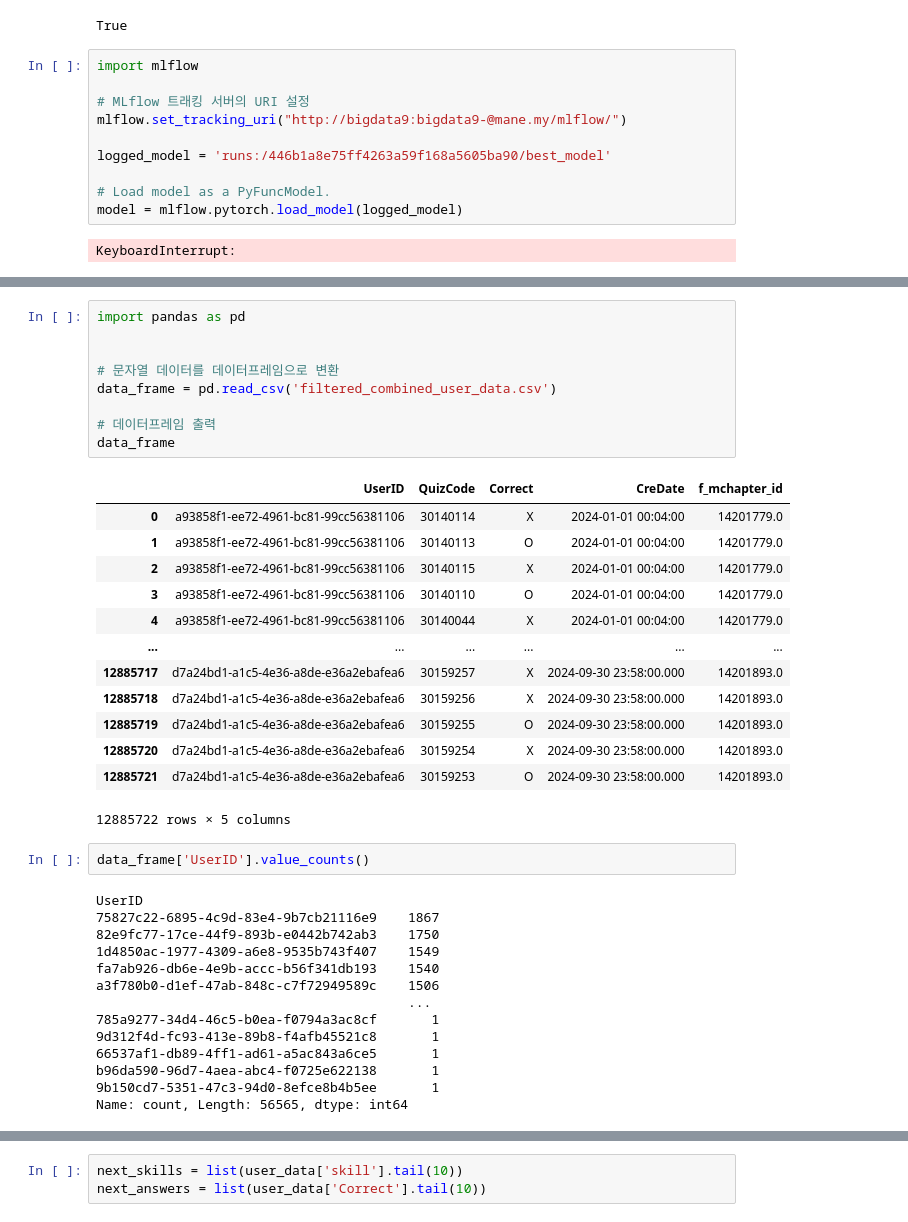
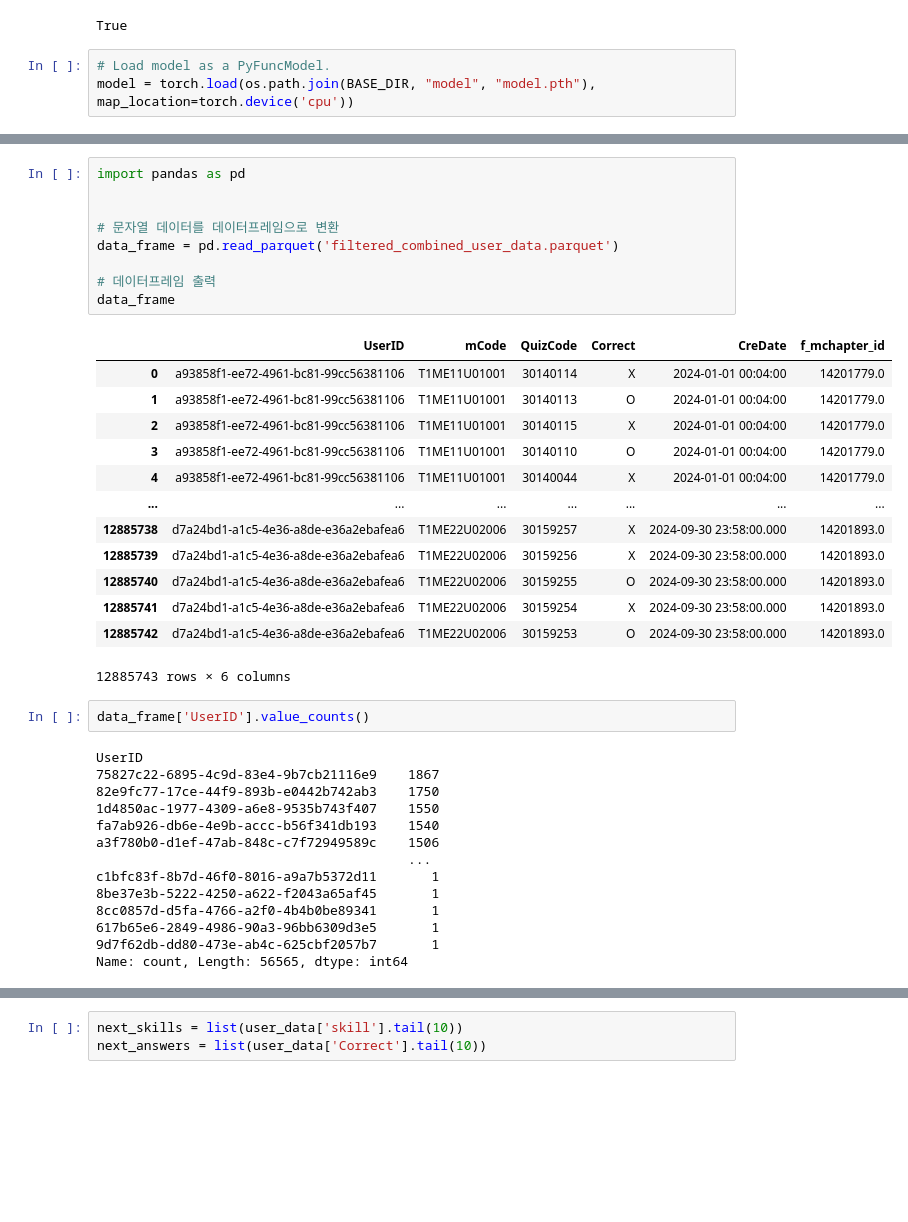
Before and after one commit to online5880/ai-report, a Jupyter notebook: ML/GKT_API/app/test.ipynb, the cells around one changed output, grey strips where cells are left out. Cells and saved outputs as stored; diff of their text form; blank space fills up the shorter version.

```diff
--- a/ML/GKT_API/app/test.ipynb
+++ b/ML/GKT_API/app/test.ipynb
@@ -10,18 +10,9 @@ import torch
 load_dotenv('.env')
 # %% [output]
 True
-# %%
-import mlflow
-
-# MLflow 트래킹 서버의 URI 설정
-mlflow.set_tracking_uri("http://bigdata9:bigdata9-@mane.my/mlflow/")
-
-logged_model = 'runs:/446b1a8e75ff4263a59f168a5605ba90/best_model'
-
-# Load model as a PyFuncModel.
-model = mlflow.pytorch.load_model(logged_model)
-# %% [output]
-KeyboardInterrupt:
+# %%
+# Load model as a PyFuncModel.
+model = torch.load(os.path.join(BASE_DIR, "model", "model.pth"), map_location=torch.device('cpu'))
 # %%
 model.eval()
 # %% [output]
@@ -45,41 +36,41 @@ GKT(
 # %%
 import pandas as pd
 
 
 # 문자열 데이터를 데이터프레임으로 변환
-data_frame = pd.read_csv('filtered_combined_user_data.csv')
+data_frame = pd.read_parquet('filtered_combined_user_data.parquet')
 
 # 데이터프레임 출력
 data_frame
 # %% [output]
-|  | UserID | QuizCode | Correct | CreDate | f_mchapter_id |
-| 0 | a93858f1-ee72-4961-bc81-99cc56381106 | 30140114 | X | 2024-01-01 00:04:00 | 14201779.0 |
-| 1 | a93858f1-ee72-4961-bc81-99cc56381106 | 30140113 | O | 2024-01-01 00:04:00 | 14201779.0 |
-| 2 | a93858f1-ee72-4961-bc81-99cc56381106 | 30140115 | X | 2024-01-01 00:04:00 | 14201779.0 |
-| 3 | a93858f1-ee72-4961-bc81-99cc56381106 | 30140110 | O | 2024-01-01 00:04:00 | 14201779.0 |
-| 4 | a93858f1-ee72-4961-bc81-99cc56381106 | 30140044 | X | 2024-01-01 00:04:00 | 14201779.0 |
-| ... | ... | ... | ... | ... | ... |
-| 12885717 | d7a24bd1-a1c5-4e36-a8de-e36a2ebafea6 | 30159257 | X | 2024-09-30 23:58:00.000 | 14201893.0 |
-| 12885718 | d7a24bd1-a1c5-4e36-a8de-e36a2ebafea6 | 30159256 | X | 2024-09-30 23:58:00.000 | 14201893.0 |
-| 12885719 | d7a24bd1-a1c5-4e36-a8de-e36a2ebafea6 | 30159255 | O | 2024-09-30 23:58:00.000 | 14201893.0 |
-| 12885720 | d7a24bd1-a1c5-4e36-a8de-e36a2ebafea6 | 30159254 | X | 2024-09-30 23:58:00.000 | 14201893.0 |
-| 12885721 | d7a24bd1-a1c5-4e36-a8de-e36a2ebafea6 | 30159253 | O | 2024-09-30 23:58:00.000 | 14201893.0 |
+|  | UserID | mCode | QuizCode | Correct | CreDate | f_mchapter_id |
+| 0 | a93858f1-ee72-4961-bc81-99cc56381106 | T1ME11U01001 | 30140114 | X | 2024-01-01 00:04:00 | 14201779.0 |
+| 1 | a93858f1-ee72-4961-bc81-99cc56381106 | T1ME11U01001 | 30140113 | O | 2024-01-01 00:04:00 | 14201779.0 |
+| 2 | a93858f1-ee72-4961-bc81-99cc56381106 | T1ME11U01001 | 30140115 | X | 2024-01-01 00:04:00 | 14201779.0 |
+| 3 | a93858f1-ee72-4961-bc81-99cc56381106 | T1ME11U01001 | 30140110 | O | 2024-01-01 00:04:00 | 14201779.0 |
+| 4 | a93858f1-ee72-4961-bc81-99cc56381106 | T1ME11U01001 | 30140044 | X | 2024-01-01 00:04:00 | 14201779.0 |
+| ... | ... | ... | ... | ... | ... | ... |
+| 12885738 | d7a24bd1-a1c5-4e36-a8de-e36a2ebafea6 | T1ME22U02006 | 30159257 | X | 2024-09-30 23:58:00.000 | 14201893.0 |
+| 12885739 | d7a24bd1-a1c5-4e36-a8de-e36a2ebafea6 | T1ME22U02006 | 30159256 | X | 2024-09-30 23:58:00.000 | 14201893.0 |
+| 12885740 | d7a24bd1-a1c5-4e36-a8de-e36a2ebafea6 | T1ME22U02006 | 30159255 | O | 2024-09-30 23:58:00.000 | 14201893.0 |
+| 12885741 | d7a24bd1-a1c5-4e36-a8de-e36a2ebafea6 | T1ME22U02006 | 30159254 | X | 2024-09-30 23:58:00.000 | 14201893.0 |
+| 12885742 | d7a24bd1-a1c5-4e36-a8de-e36a2ebafea6 | T1ME22U02006 | 30159253 | O | 2024-09-30 23:58:00.000 | 14201893.0 |
-12885722 rows × 5 columns
+12885743 rows × 6 columns
 # %%
 data_frame['UserID'].value_counts()
 # %% [output]
 UserID
 75827c22-6895-4c9d-83e4-9b7cb21116e9    1867
 82e9fc77-17ce-44f9-893b-e0442b742ab3    1750
-1d4850ac-1977-4309-a6e8-9535b743f407    1549
+1d4850ac-1977-4309-a6e8-9535b743f407    1550
 fa7ab926-db6e-4e9b-accc-b56f341db193    1540
 a3f780b0-d1ef-47ab-848c-c7f72949589c    1506
                                         ...
-785a9277-34d4-46c5-b0ea-f0794a3ac8cf       1
-9d312f4d-fc93-413e-89b8-f4afb45521c8       1
-66537af1-db89-4ff1-ad61-a5ac843a6ce5       1
-b96da590-96d7-4aea-abc4-f0725e622138       1
-9b150cd7-5351-47c3-94d0-8efce8b4b5ee       1
+c1bfc83f-8b7d-46f0-8016-a9a7b5372d11       1
+8be37e3b-5222-4250-a622-f2043a65af45       1
+8cc0857d-d5fa-4766-a2f0-4b4b0be89341       1
+617b65e6-2849-4986-90a3-96bb6309d3e5       1
+9d7f62db-dd80-473e-ab4c-625cbf2057b7       1
 Name: count, Length: 56565, dtype: int64
 # %%
 # 데이터프레임에서 유저 데이터 로드
```
Also changed, not shown: parts of 10 cells of this notebook, 11 other files.
